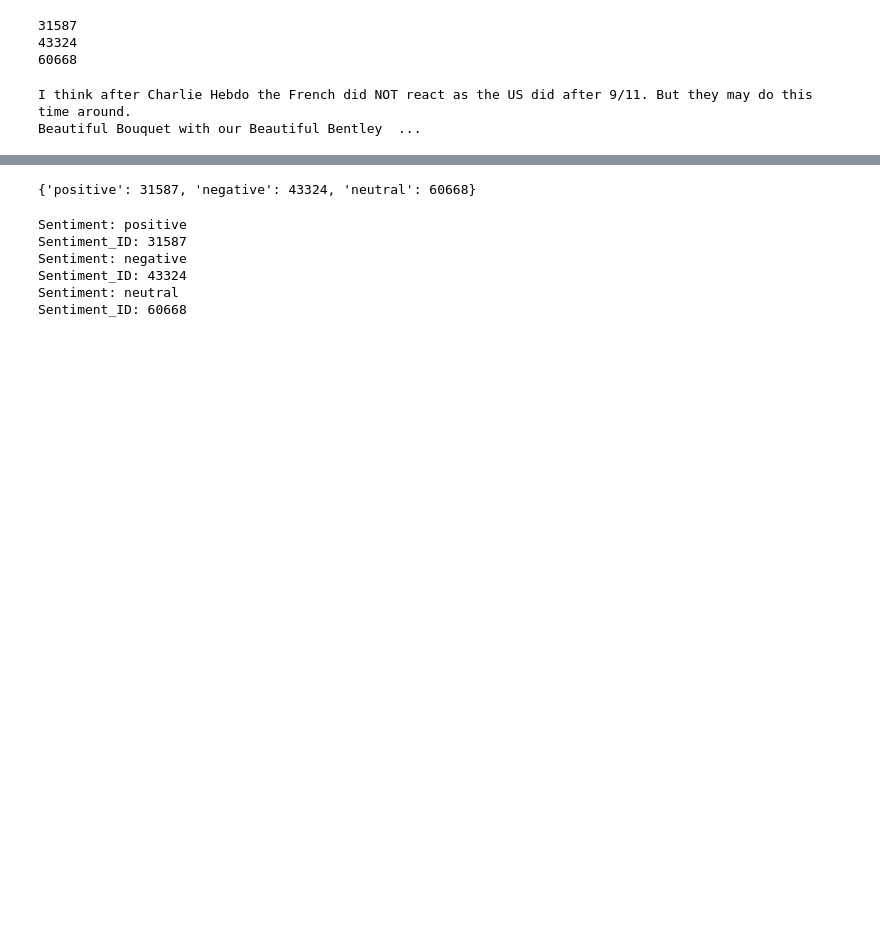
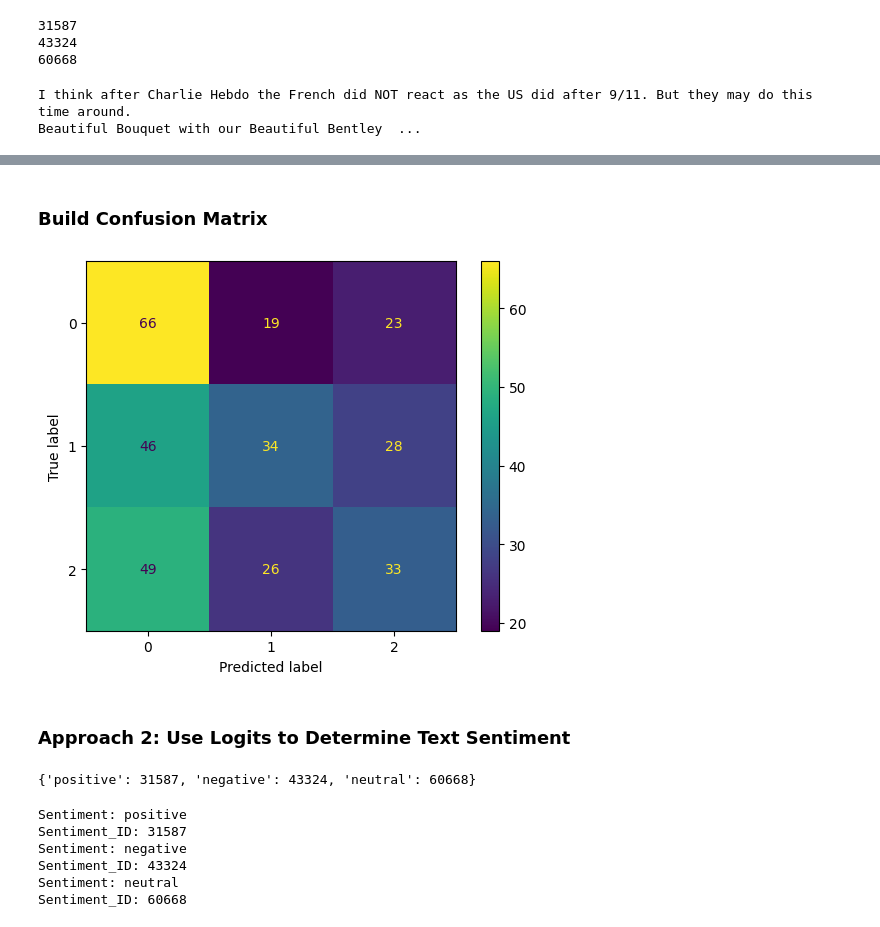
Before and after one commit to GoodGuyGregory/llm-psu-assignment-2, a Jupyter notebook: Assignement_2_Greg_Witt.ipynb, the cells around one changed output, grey strips where cells are left out. Cells and saved outputs as stored; diff of their text form; code cells hidden in the pictures; blank space fills up the shorter version.

Commit message:
adds Analysis for Method 1 for Llama 3.2 1B Zero Shot.

```diff
--- a/Assignement_2_Greg_Witt.ipynb
+++ b/Assignement_2_Greg_Witt.ipynb
@@ -249,4 +221,19 @@ Beautiful Bouquet with our Beautiful Bentley  ...
+# %%
+import re
+
+def santize_response(response_token):
+    if re.search(r'\d', response_token):
+        return int(response_token)
+    else:
+        return 0
 # %%
+import numpy as np
+
+# hold the ground_truths
+ground_truths = []
+# hold the sentiment_predictions
+sentiment_preds = []
+
 # iterate through the validation set
 for tweet, label in zip(ds_validation['text'], ds_validation['label']):
     prompt_tweet = tweet
@@ -260,8 +247,7 @@ for tweet, label in zip(ds_validation['text'], ds_validation['label']):
     outputs = llama_3_2_1B_model.generate(
                         prompt_ids,
                         pad_token_id=llama_3_2_1B_tokenizer.eos_token_id,
-                        max_new_tokens=1,
-                        output_scores=True
+                        max_new_tokens=1
                     )
 
     # get the response tokens from the model
@@ -269,13 +255,15 @@ for tweet, label in zip(ds_validation['text'], ds_validation['label']):
 
     generated_response = llama_3_2_1B_tokenizer.decode(generated_tokens, skip_special_tokens=True)
 
-    print(f"Generated Response: {generated_response}")
-    print(f"Ground Truth: {gt_label}")
+    # pass the generated_response to a sanitizer that determines if the response is valid
+    sentiment_resp = santize_response(generated_response[-1])
 
-    # with torch.no_grad():
-    #     outputs = llama_3_2_1B_model(**prompt_ids)
-    #     logits = outputs.logits
+    # Responses being compared to the Ground_Truth Labels
+    # print(f"Generated Response: {sentiment_resp}")
+    # print(f"Ground Truth: {gt_label}")
 
-    # predicted_class_id = torch.argmax(logits, dim=-1)
+    ground_truths.append(gt_label)
+    sentiment_preds.append(sentiment_resp)
 
-    # predicted_class_label = model.config.id2label[predicted_class_id.item()]
+ground_truths = np.asarray(ground_truths)
+sentiment_preds = np.asarray(sentiment_preds)
@@ -307,3 +290,20 @@ print(sentiment_ids)
+# %% [markdown]
+### Build Confusion Matrix
+# %%
+import matplotlib.pyplot as plt
+from sklearn.metrics import confusion_matrix, ConfusionMatrixDisplay
+
+
+cm = confusion_matrix(ground_truths, sentiment_preds)
+
+disp = ConfusionMatrixDisplay(confusion_matrix=cm)
+
+disp.plot()
+plt.show()
+# %% [output]
+[figure, added]
+# %% [markdown]
+### Approach 2: Use Logits to Determine Text Sentiment
 # %%
 sentiment_ids = {}
 # encode possible labels
```
Also changed, not shown: parts of 17 cells of this notebook.
